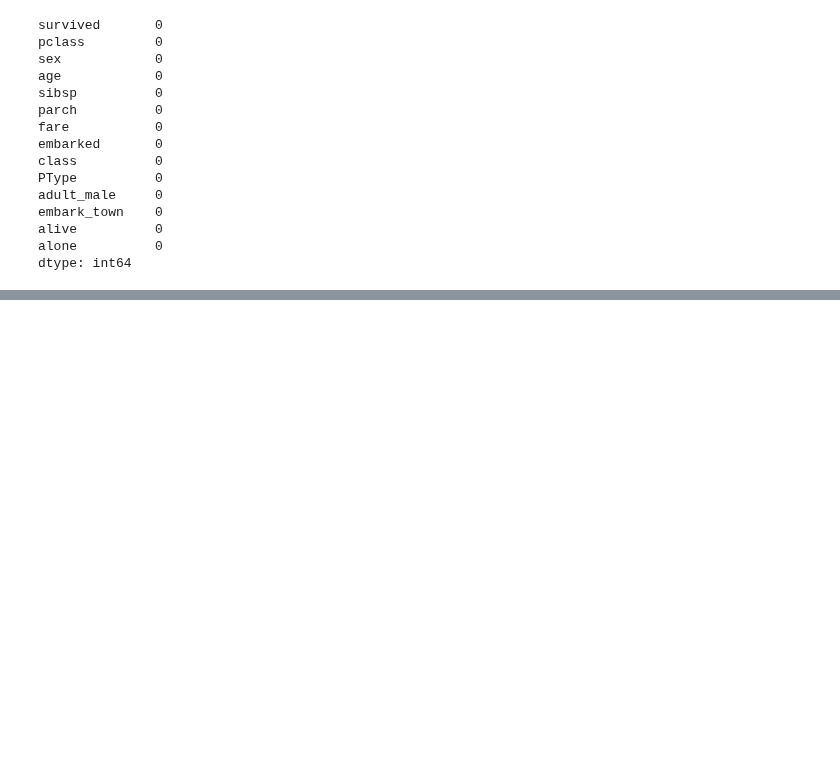
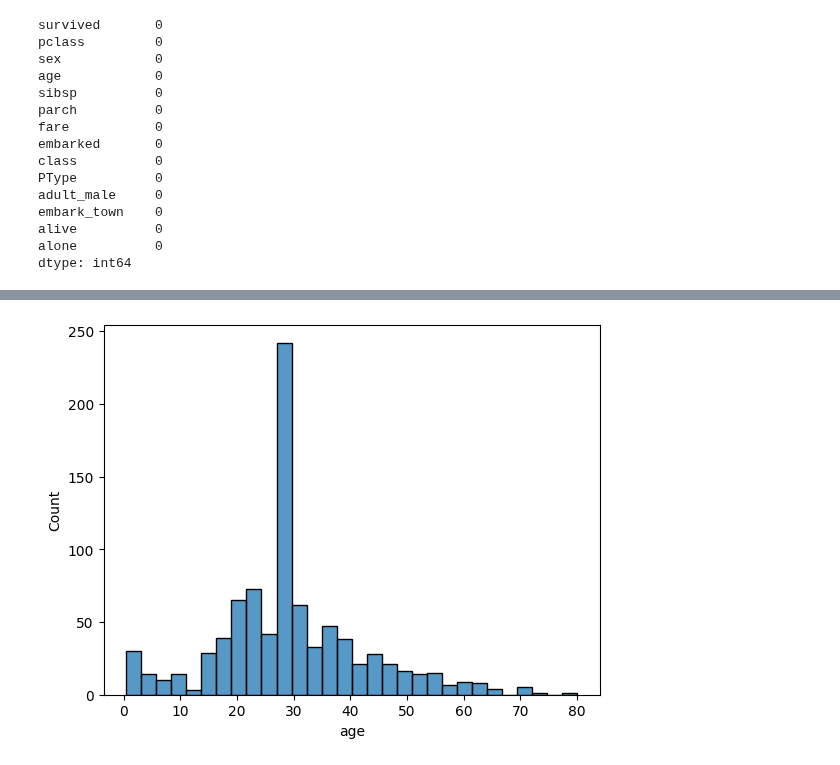
Before and after one commit to SyedaAnoosha/Data-Science-with-Python, a Jupyter notebook: Data Wrangling/notebook.ipynb, the cells around one changed output, grey strips where cells are left out. Cells and saved outputs as stored; diff of their text form; code cells hidden in the pictures; blank space fills up the shorter version.

```diff
--- a/Data Wrangling/notebook.ipynb
+++ b/Data Wrangling/notebook.ipynb
@@ -180,2 +183,7 @@ Three methods to remove outliers:
+# %%
+sns.histplot(x="age", data=titanic)
+plt.show()
+# %% [output]
+[figure, added]
 # %%
 # check visualization
```
Also changed, not shown: parts of 8 cells of this notebook.
